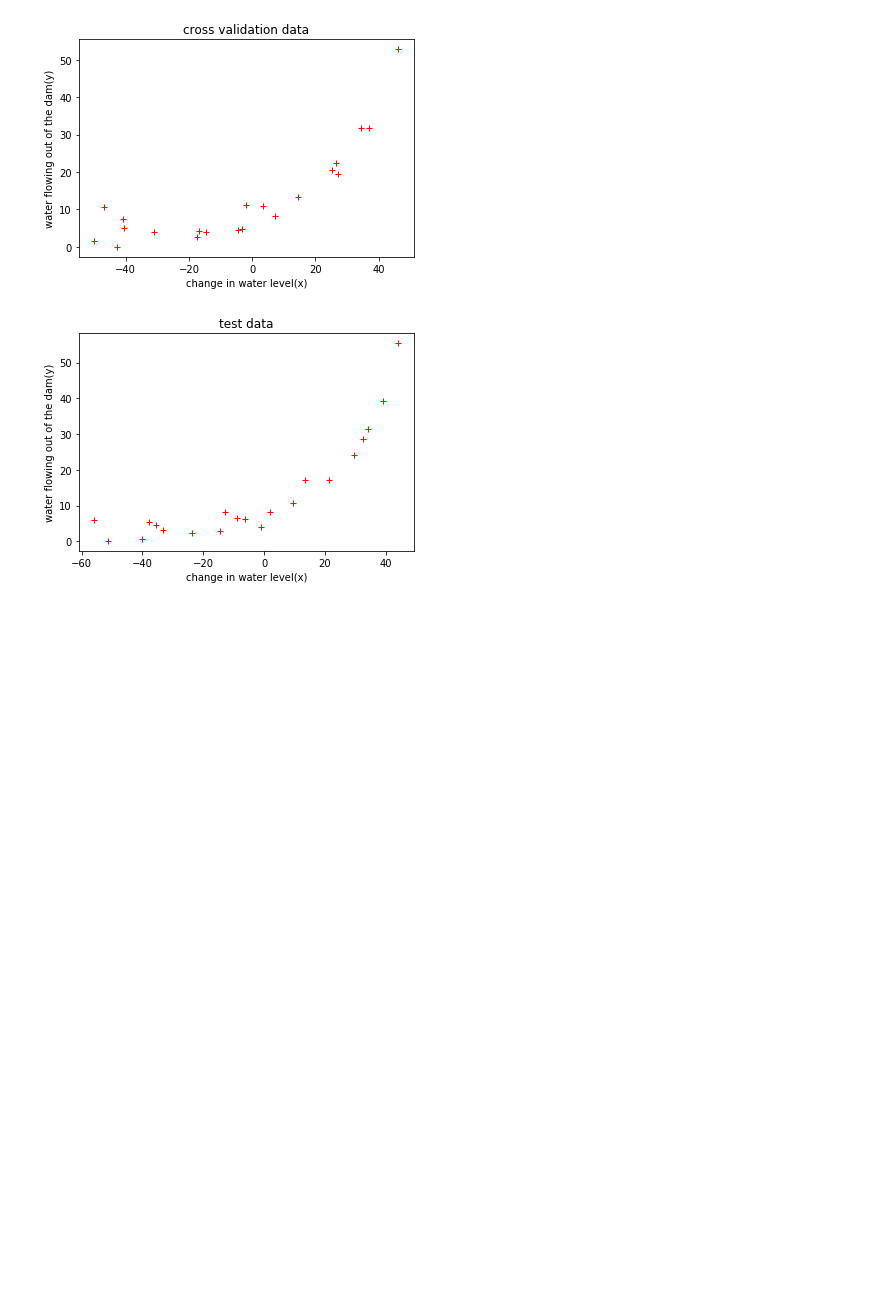
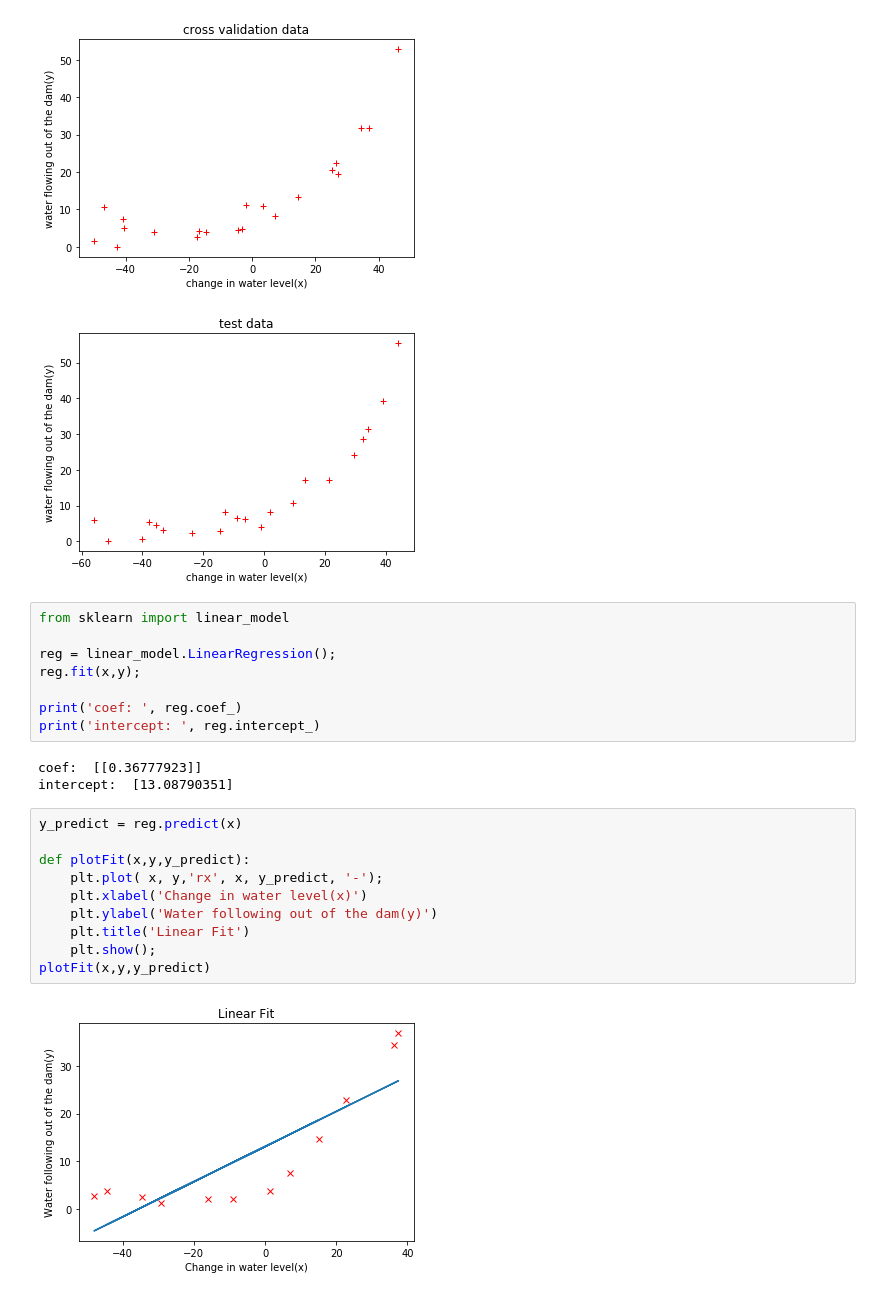
Before and after one commit to jamelouis/machine-learning, a Jupyter notebook: machine-learning-ex5/regulared_linear_regression.ipynb, the cells around one changed output. Drawn from its saved outputs; the diff is of its cells as text; blank space fills up the shorter version.

```diff
--- a/machine-learning-ex5/regulared_linear_regression.ipynb
+++ b/machine-learning-ex5/regulared_linear_regression.ipynb
@@ -32,3 +35,26 @@ plotData(x_test,y_test, 'test data')
 [figure]
 [figure]
 [figure]
+# %%
+from sklearn import linear_model
+
+reg = linear_model.LinearRegression();
+reg.fit(x,y);
+
+print('coef: ', reg.coef_)
+print('intercept: ', reg.intercept_)
+# %% [output]
+coef:  [[0.36777923]]
+intercept:  [13.08790351]
+# %%
+y_predict = reg.predict(x)
+
+def plotFit(x,y,y_predict):
+    plt.plot( x, y,'rx', x, y_predict, '-');
+    plt.xlabel('Change in water level(x)')
+    plt.ylabel('Water following out of the dam(y)')
+    plt.title('Linear Fit')
+    plt.show();
+plotFit(x,y,y_predict)
+# %% [output]
+[figure, added]
```
Also changed, not shown: parts of 4 cells of this notebook.
